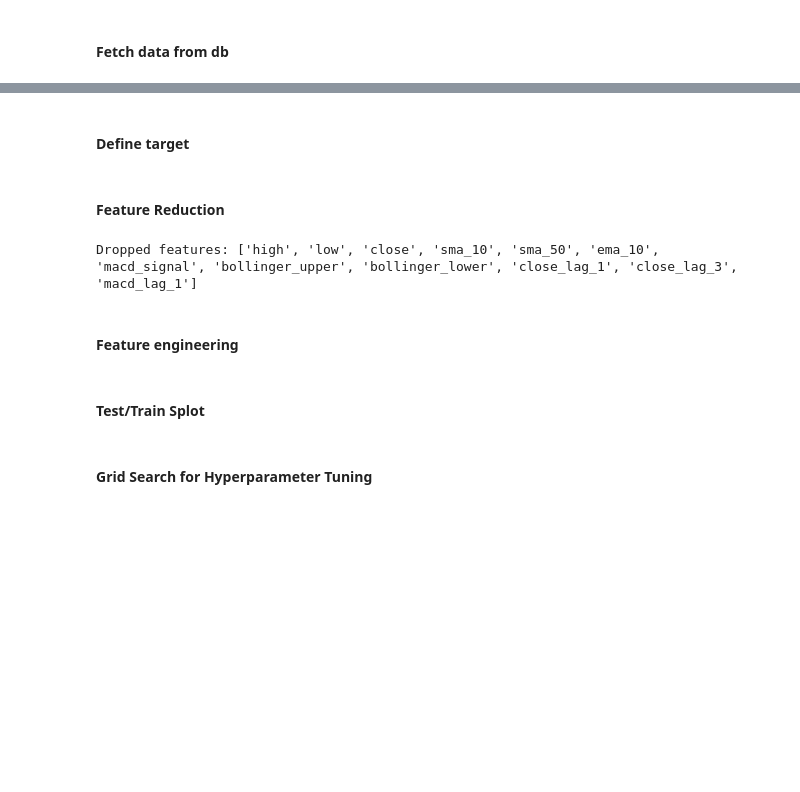
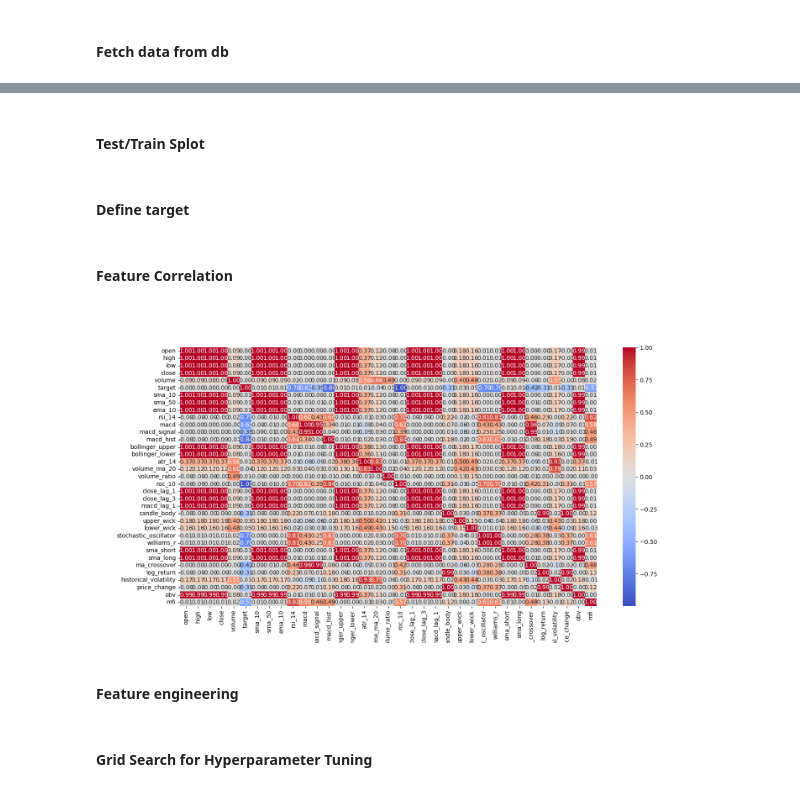
Before and after one commit to eycewind/binbot, a Jupyter notebook: linear-1min.ipynb, the cells around one changed output, grey strips where cells are left out. Cells and saved outputs as stored; diff of their text form; code cells hidden in the pictures; blank space fills up the shorter version.

```diff
--- a/linear-1min.ipynb
+++ b/linear-1min.ipynb
@@ -35,6 +35,7 @@ api_key = os.getenv("BINANCE_API_KEY")
 pair = "BTCUSDT"
 time_delta = 12
 db_name = pair + "_1min_" + str(time_delta) + "weeks.db"
+db_name = "BTCUSDT_1min_dry_run.db"             # For dry run testing
 binance_client = BinanceClient(db_name)
 binance_client.set_interval("1m")
 batch_feature = BatchFeatures()
@@ -75,26 +86,23 @@ df = binance_client.fetch_data_from_db(pair)
+# %% [markdown]
+#### Test/Train Splot
 # %% [markdown]
 #### Define target
 # %%
 # Predict the percentage price change over the next 'n' candles
-nn = 10
-df['target'] = (df['close'].shift(nn) - df['close']) / df['close'] * 100
+nn = 1
+# df['target'] = (df['close'].shift(-nn) - df['close']) / df['close'] * 100
+
+df['target'] = (df['ema_5'].shift(-10) - df['ema_5']) / df['ema_5'] * 100
 df.dropna(inplace=True)
 # %% [markdown]
-#### Feature Reduction
+#### Feature Correlation
-# %%
-# Identify highly correlated features
-threshold = 0.95  # Adjust threshold as needed
-corr_matrix = df.corr()
-upper_triangle = corr_matrix.where(np.triu(np.ones(corr_matrix.shape), k=1).astype(bool))
-
-# Find features to drop
-to_drop = [column for column in upper_triangle.columns if any(upper_triangle[column] > threshold)]
-
-# Drop the features
-df_reduced = df.drop(columns=to_drop)
-print(f"Dropped features: {to_drop}")
-# %% [output]
-Dropped features: ['high', 'low', 'close', 'sma_10', 'sma_50', 'ema_10', 'macd_signal', 'bollinger_upper', 'bollinger_lower', 'close_lag_1', 'close_lag_3', 'macd_lag_1']
+# %%
+corr_matrix = df.corr()
+plt.figure(figsize=(16, 8))
+sns.heatmap(corr_matrix, cmap='coolwarm', annot=True, fmt=".2f")
+plt.show()
+# %% [output]
+[figure, added]
 # %% [markdown]
 #### Feature engineering
 # %%
@@ -119,2 +130,0 @@ bf.calculate_money_flow_index(df)
-# %% [markdown]
-#### Test/Train Splot
```
Also changed, not shown: parts of 46 cells of this notebook, 5 other files.
